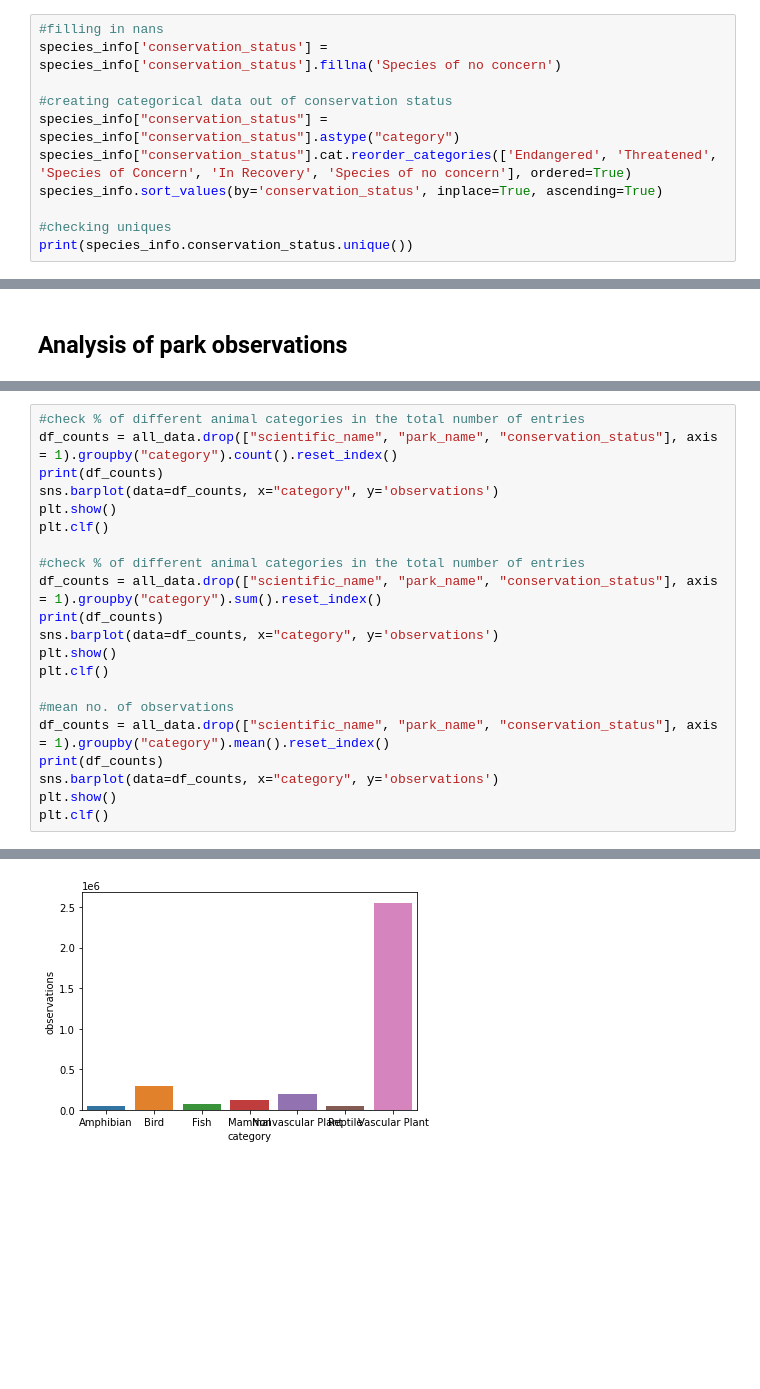
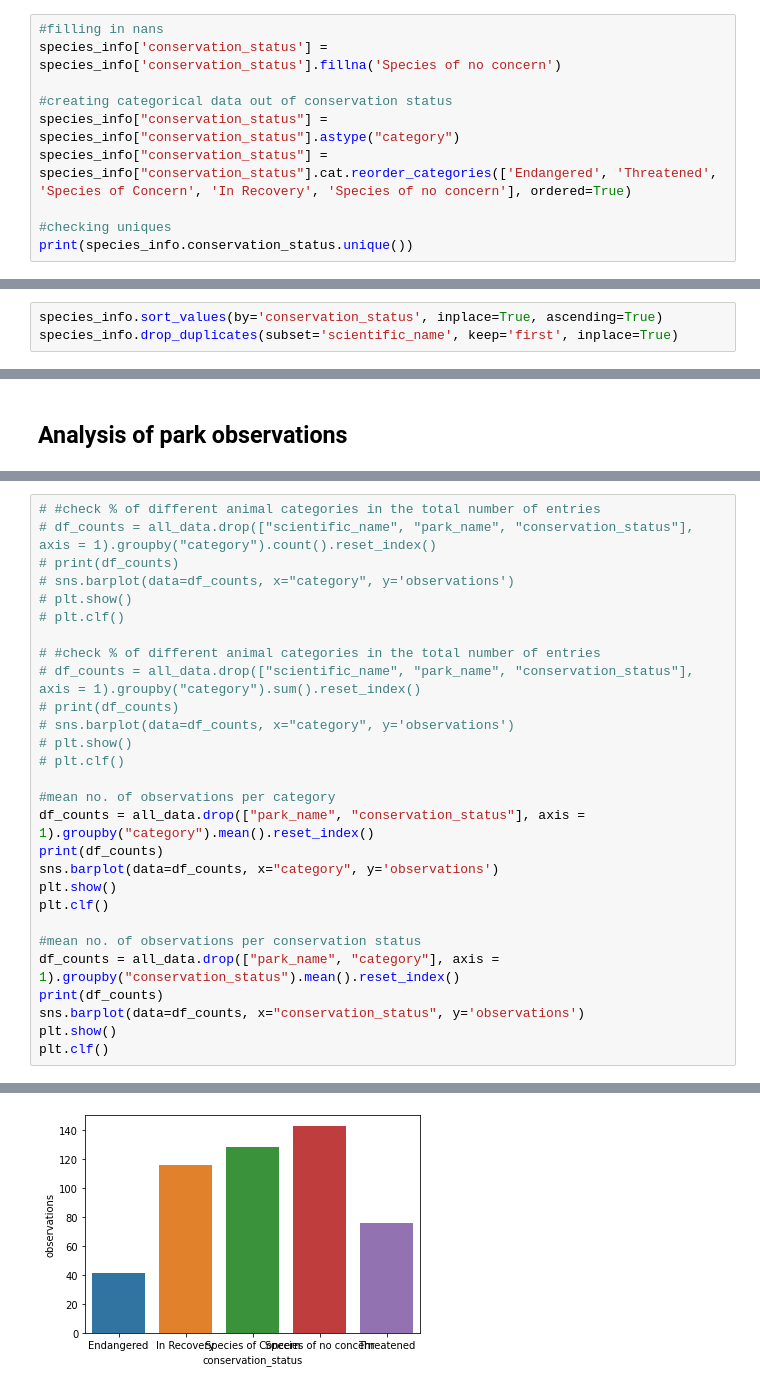
Before and after one commit to R0go/BioDiversity, a Jupyter notebook: biodiversity.ipynb, the cells around one changed output, grey strips where cells are left out. Drawn from its saved outputs; the diff is of its cells as text; blank space fills up the shorter version.

Commit message:
Finished observations analysis

```diff
--- a/biodiversity.ipynb
+++ b/biodiversity.ipynb
@@ -78,8 +78,7 @@ species_info['conservation_status'] = species_info['conservation_status'].fillna
 
 #creating categorical data out of conservation status
 species_info["conservation_status"] = species_info["conservation_status"].astype("category")
-species_info["conservation_status"].cat.reorder_categories(['Endangered', 'Threatened', 'Species of Concern', 'In Recovery', 'Species of no concern'], ordered=True)
-species_info.sort_values(by='conservation_status', inplace=True, ascending=True)
+species_info["conservation_status"] = species_info["conservation_status"].cat.reorder_categories(['Endangered', 'Threatened', 'Species of Concern', 'In Recovery', 'Species of no concern'], ordered=True)
 
 #checking uniques
 print(species_info.conservation_status.unique())
@@ -112,3 +111,6 @@ species_info_dup.head(10)
+# %%
+species_info.sort_values(by='conservation_status', inplace=True, ascending=True)
+species_info.drop_duplicates(subset='scientific_name', keep='first', inplace=True)
 # %%
 def kingdom_check(x):
     if x in ['Vascular Plant', 'Nonvascular Plant']:
@@ -368,22 +386,29 @@ plt.clf()
 # %%
-#check % of different animal categories in the total number of entries
-df_counts = all_data.drop(["scientific_name", "park_name", "conservation_status"], axis = 1).groupby("category").count().reset_index()
+# #check % of different animal categories in the total number of entries
+# df_counts = all_data.drop(["scientific_name", "park_name", "conservation_status"], axis = 1).groupby("category").count().reset_index()
+# print(df_counts)
+# sns.barplot(data=df_counts, x="category", y='observations')
+# plt.show()
+# plt.clf()
+
+# #check % of different animal categories in the total number of entries
+# df_counts = all_data.drop(["scientific_name", "park_name", "conservation_status"], axis = 1).groupby("category").sum().reset_index()
+# print(df_counts)
+# sns.barplot(data=df_counts, x="category", y='observations')
+# plt.show()
+# plt.clf()
+
+#mean no. of observations per category
+df_counts = all_data.drop(["park_name", "conservation_status"], axis = 1).groupby("category").mean().reset_index()
 print(df_counts)
 sns.barplot(data=df_counts, x="category", y='observations')
 plt.show()
 plt.clf()
 
-#check % of different animal categories in the total number of entries
-df_counts = all_data.drop(["scientific_name", "park_name", "conservation_status"], axis = 1).groupby("category").sum().reset_index()
+#mean no. of observations per conservation status
+df_counts = all_data.drop(["park_name", "category"], axis = 1).groupby("conservation_status").mean().reset_index()
 print(df_counts)
-sns.barplot(data=df_counts, x="category", y='observations')
+sns.barplot(data=df_counts, x="conservation_status", y='observations')
 plt.show()
 plt.clf()
-
-#mean no. of observations
-df_counts = all_data.drop(["scientific_name", "park_name", "conservation_status"], axis = 1).groupby("category").mean().reset_index()
-print(df_counts)
-sns.barplot(data=df_counts, x="category", y='observations')
-plt.show()
-plt.clf()
 # %% [output]
@@ -407 +430 @@ plt.clf()
-[figure, old version]
+[figure, new version]
```
Also changed, not shown: parts of 22 cells of this notebook.
